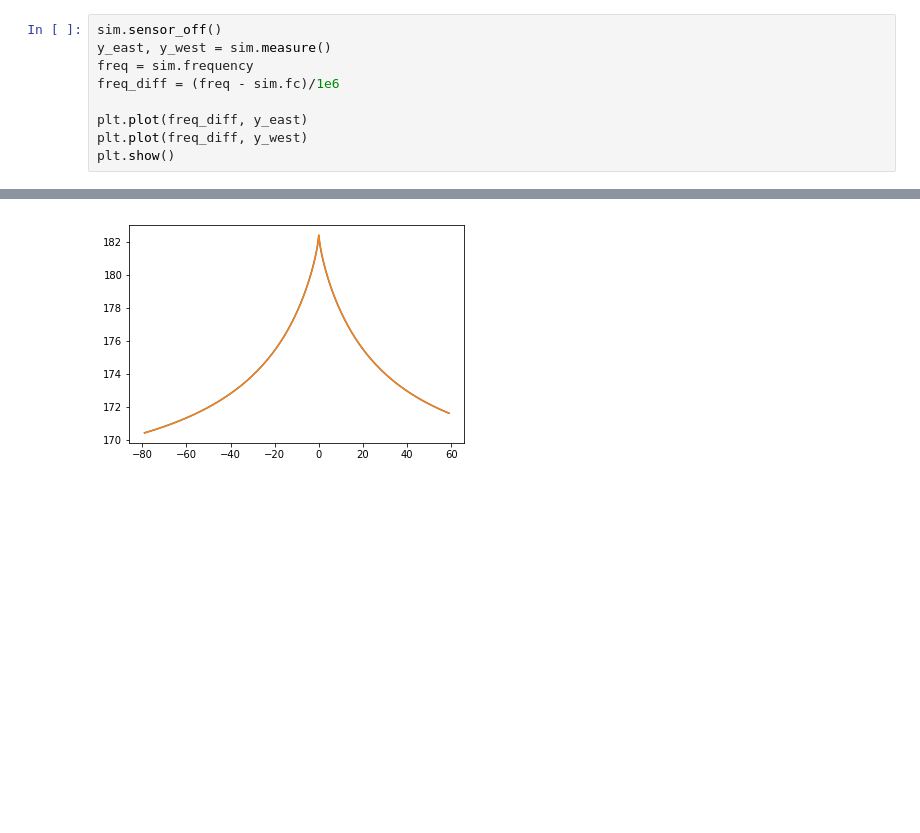
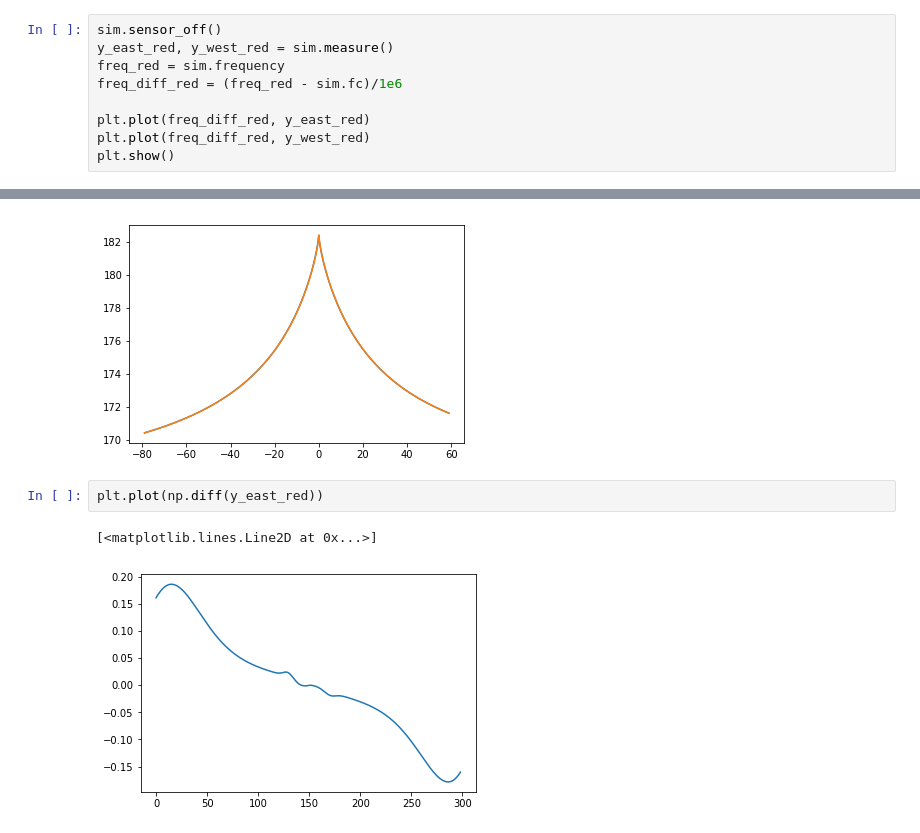
Before and after one commit to jonas-hagen/wirac-retrievals, a Jupyter notebook: studies/Data_reduction.ipynb, the cells around one changed output, grey strips where cells are left out. Drawn from its saved outputs; the diff is of its cells as text; blank space fills up the shorter version.

```diff
--- a/studies/Data_reduction.ipynb
+++ b/studies/Data_reduction.ipynb
@@ -18,11 +21,11 @@ ARTS[60777328]: - verbositySet
 # %%
 sim.sensor_off()
-y_east, y_west = sim.measure()
-freq = sim.frequency
-freq_diff = (freq - sim.fc)/1e6
+y_east_red, y_west_red = sim.measure()
+freq_red = sim.frequency
+freq_diff_red = (freq_red - sim.fc)/1e6
 
-plt.plot(freq_diff, y_east)
-plt.plot(freq_diff, y_west)
+plt.plot(freq_diff_red, y_east_red)
+plt.plot(freq_diff_red, y_west_red)
 plt.show()
 # %% [output]
 [figure]
@@ -37,3 +40,8 @@ plt.plot(freq_diff, y_west)
 plt.show()
 # %% [output]
 [figure]
+# %%
+plt.plot(np.diff(y_east_red))
+# %% [output]
+[<matplotlib.lines.Line2D at 0x...>]
+[figure, added]
```
Also changed, not shown: parts of 26 cells of this notebook.
